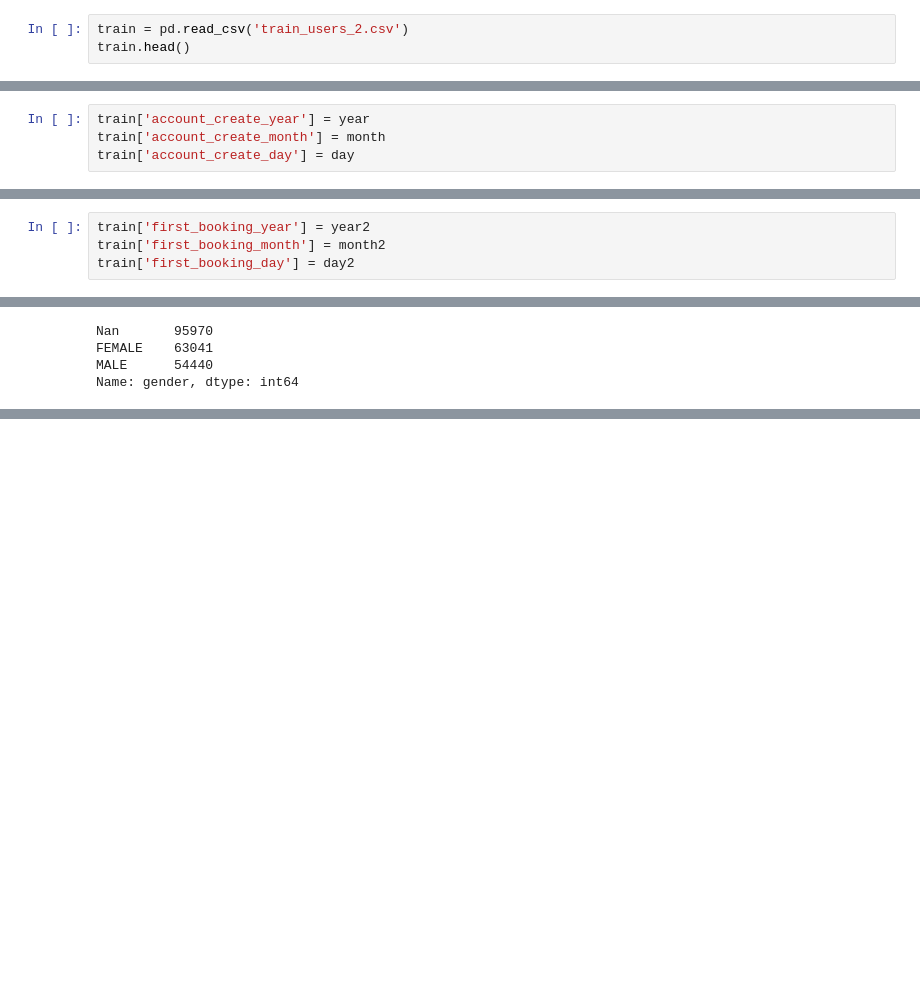
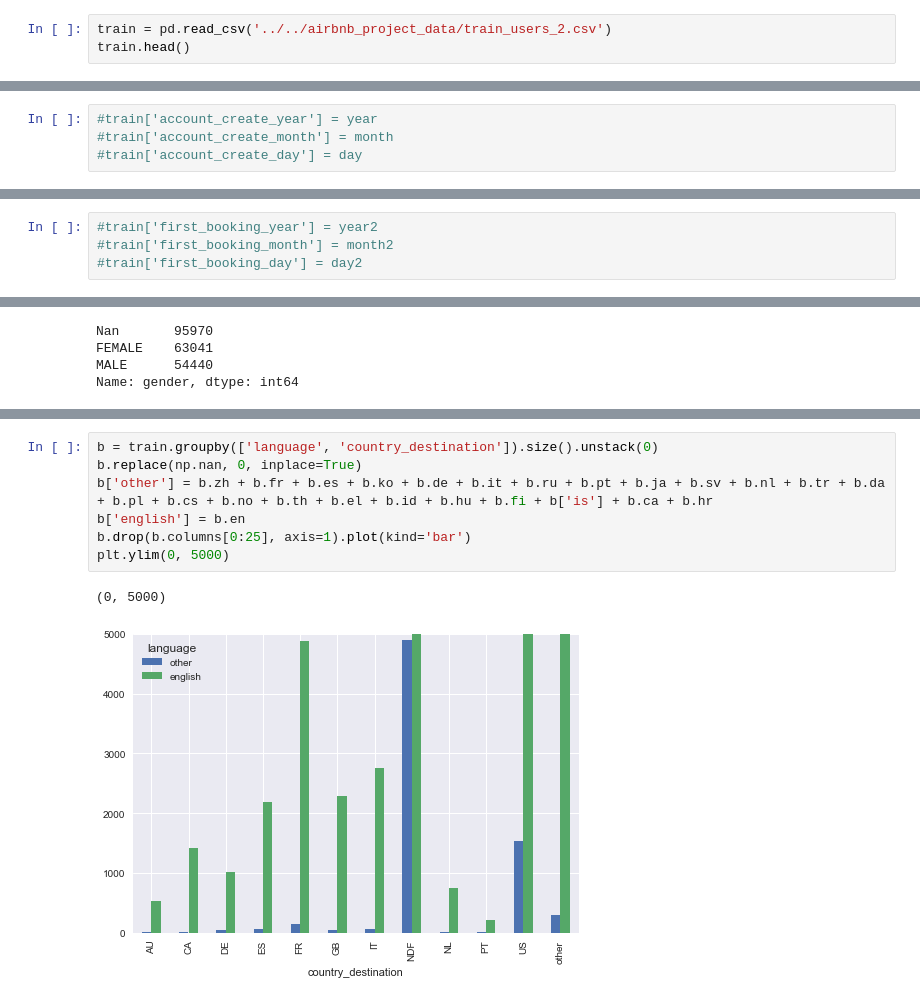
Before and after one commit to yatong2/Springboard, a Jupyter notebook: capstone_project_2/Data_Exploration.ipynb, the cells around one changed output, grey strips where cells are left out. Cells and saved outputs as stored; diff of their text form; blank space fills up the shorter version.

```diff
--- a/capstone_project_2/Data_Exploration.ipynb
+++ b/capstone_project_2/Data_Exploration.ipynb
@@ -45,7 +45,7 @@ test.head(5)
 | 3 | 6c6puo6ix0 | 2014-07-01 | 20140701000215 | NaN | -unknown- | NaN | ... |
 | 4 | czqhjk3yfe | 2014-07-01 | 20140701000305 | NaN | -unknown- | NaN | ... |
 # %%
-train = pd.read_csv('train_users_2.csv')
+train = pd.read_csv('../../airbnb_project_data/train_users_2.csv')
 train.head()
 # %% [output]
 |  | id | date_account_created | timestamp_first_active | date_first_booking | gender | age | ... |
@@ -119,9 +119,9 @@ for i in date:
     month.append(m)
     day.append(d)
 # %%
-train['account_create_year'] = year
-train['account_create_month'] = month
-train['account_create_day'] = day
+#train['account_create_year'] = year
+#train['account_create_month'] = month
+#train['account_create_day'] = day
 # %%
 date2 = train.date_first_booking
 year2 = []
@@ -154,9 +154,9 @@ np.nan == np.nan
 # %% [output]
 False
 # %%
-train['first_booking_year'] = year2
-train['first_booking_month'] = month2
-train['first_booking_day'] = day2
+#train['first_booking_year'] = year2
+#train['first_booking_month'] = month2
+#train['first_booking_day'] = day2
 # %%
 train.gender.replace('-unknown-', 'Nan', inplace=True)
 train.gender.replace('OTHER', 'Nan', inplace=True)
@@ -192,0 +262,10 @@ Name: gender, dtype: int64
+# %%
+b = train.groupby(['language', 'country_destination']).size().unstack(0)
+b.replace(np.nan, 0, inplace=True)
+b['other'] = b.zh + b.fr + b.es + b.ko + b.de + b.it + b.ru + b.pt + b.ja + b.sv + b.nl + b.tr + b.da + b.pl + b.cs + b.no + b.th + b.el + b.id + b.hu + b.fi + b['is'] + b.ca + b.hr
+b['english'] = b.en
+b.drop(b.columns[0:25], axis=1).plot(kind='bar')
+plt.ylim(0, 5000)
+# %% [output]
+(0, 5000)
+[figure, added]
```
Also changed, not shown: parts of 14 cells of this notebook.
